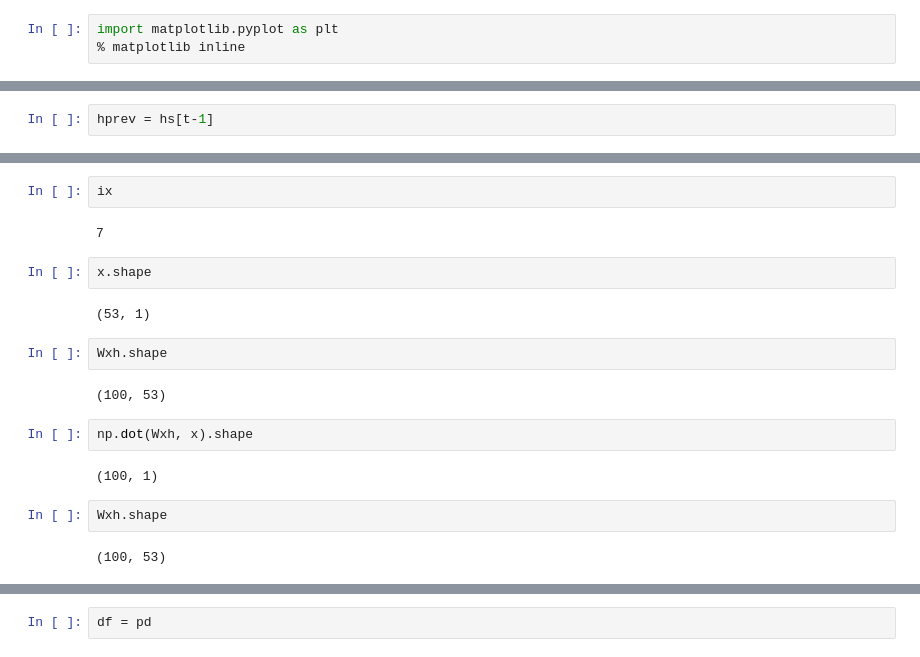
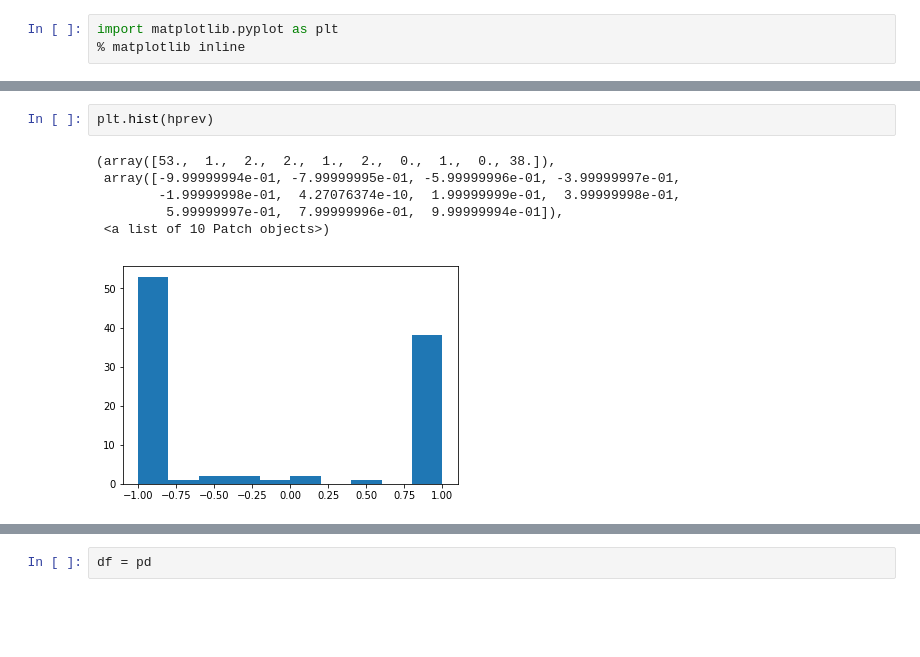
Before and after one commit to allen-q/pytorch-learning, a Jupyter notebook: rnn_names.ipynb, the cells around one changed output, grey strips where cells are left out. Cells and saved outputs as stored; diff of their text form; blank space fills up the shorter version.

```diff
--- a/rnn_names.ipynb
+++ b/rnn_names.ipynb
@@ -163,2 +172,0 @@ ps[t] = np.exp(ys[t]) / np.sum(np.exp(ys[t]))
-# %%
-hprev = hs[t-1]
@@ -189,21 +173,10 @@ h = hprev
-# %%
-ix
-# %% [output]
-7
-# %%
-x.shape
-# %% [output]
-(53, 1)
-# %%
-Wxh.shape
-# %% [output]
-(100, 53)
-# %%
-np.dot(Wxh, x).shape
-# %% [output]
-(100, 1)
-# %%
-Wxh.shape
-# %% [output]
-(100, 53)
+# %%
+plt.hist(hprev)
+# %% [output]
+(array([53.,  1.,  2.,  2.,  1.,  2.,  0.,  1.,  0., 38.]),
+ array([-9.99999994e-01, -7.99999995e-01, -5.99999996e-01, -3.99999997e-01,
+        -1.99999998e-01,  4.27076374e-10,  1.99999999e-01,  3.99999998e-01,
+         5.99999997e-01,  7.99999996e-01,  9.99999994e-01]),
+ <a list of 10 Patch objects>)
+[figure, added]
 # %%
```
Also changed, not shown: parts of 48 cells of this notebook, 4 other files.
